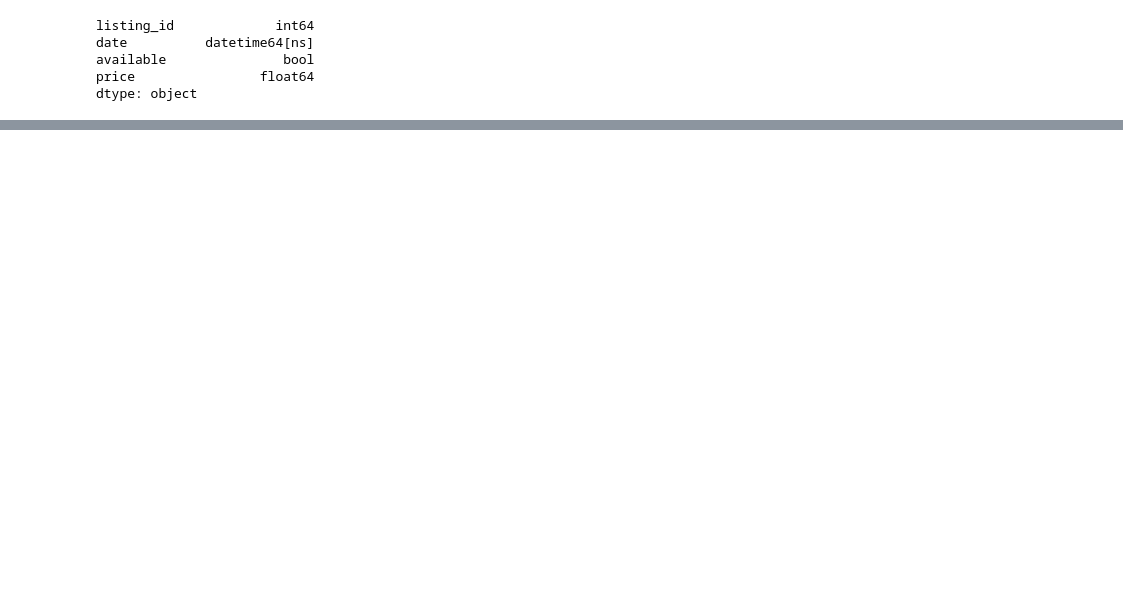
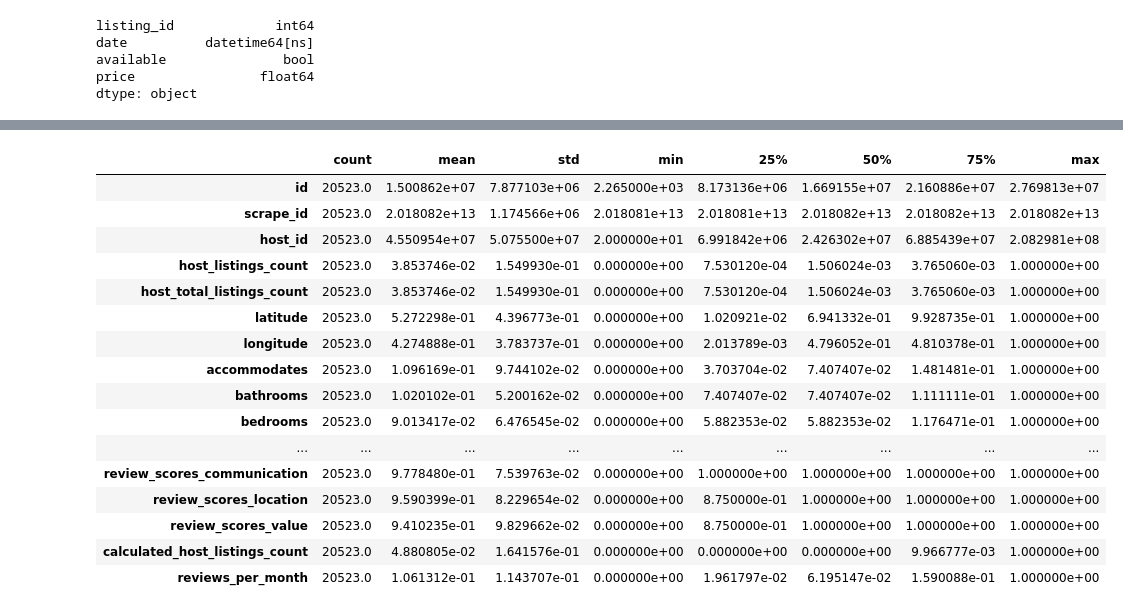
Before and after one commit to javierivanov/airbnbDSND, a Jupyter notebook: AirbnbDataExploration.ipynb, the cells around one changed output, grey strips where cells are left out. Cells and saved outputs as stored; diff of their text form; code cells hidden in the pictures; blank space fills up the shorter version.

```diff
--- a/AirbnbDataExploration.ipynb
+++ b/AirbnbDataExploration.ipynb
@@ -173,0 +224,24 @@ plt.show();
+# %%
+scaler = MinMaxScaler()
+num_listings = listings_dropna.select_dtypes(include=np.number).dropna()
+cols = list(set(num_listings.columns) - set(['id', 'scrape_id', 'host_id']))
+num_listings[cols] = scaler.fit_transform(num_listings[cols])
+num_listings.describe().T
+# %% [output]
+|  | count | mean | std | min | 25% | 50% | 75% | max |
+| id | 20523.0 | 1.500862e+07 | 7.877103e+06 | 2.265000e+03 | 8.173136e+06 | 1.669155e+07 | 2.160886e+07 | 2.769813e+07 |
+| scrape_id | 20523.0 | 2.018082e+13 | 1.174566e+06 | 2.018081e+13 | 2.018081e+13 | 2.018082e+13 | 2.018082e+13 | 2.018082e+13 |
+| host_id | 20523.0 | 4.550954e+07 | 5.075500e+07 | 2.000000e+01 | 6.991842e+06 | 2.426302e+07 | 6.885439e+07 | 2.082981e+08 |
+| host_listings_count | 20523.0 | 3.853746e-02 | 1.549930e-01 | 0.000000e+00 | 7.530120e-04 | 1.506024e-03 | 3.765060e-03 | 1.000000e+00 |
+| host_total_listings_count | 20523.0 | 3.853746e-02 | 1.549930e-01 | 0.000000e+00 | 7.530120e-04 | 1.506024e-03 | 3.765060e-03 | 1.000000e+00 |
+| latitude | 20523.0 | 5.272298e-01 | 4.396773e-01 | 0.000000e+00 | 1.020921e-02 | 6.941332e-01 | 9.928735e-01 | 1.000000e+00 |
+| longitude | 20523.0 | 4.274888e-01 | 3.783737e-01 | 0.000000e+00 | 2.013789e-03 | 4.796052e-01 | 4.810378e-01 | 1.000000e+00 |
+| accommodates | 20523.0 | 1.096169e-01 | 9.744102e-02 | 0.000000e+00 | 3.703704e-02 | 7.407407e-02 | 1.481481e-01 | 1.000000e+00 |
+| bathrooms | 20523.0 | 1.020102e-01 | 5.200162e-02 | 0.000000e+00 | 7.407407e-02 | 7.407407e-02 | 1.111111e-01 | 1.000000e+00 |
+| bedrooms | 20523.0 | 9.013417e-02 | 6.476545e-02 | 0.000000e+00 | 5.882353e-02 | 5.882353e-02 | 1.176471e-01 | 1.000000e+00 |
+| ... | ... | ... | ... | ... | ... | ... | ... | ... |
+| review_scores_communication | 20523.0 | 9.778480e-01 | 7.539763e-02 | 0.000000e+00 | 1.000000e+00 | 1.000000e+00 | 1.000000e+00 | 1.000000e+00 |
+| review_scores_location | 20523.0 | 9.590399e-01 | 8.229654e-02 | 0.000000e+00 | 8.750000e-01 | 1.000000e+00 | 1.000000e+00 | 1.000000e+00 |
+| review_scores_value | 20523.0 | 9.410235e-01 | 9.829662e-02 | 0.000000e+00 | 8.750000e-01 | 1.000000e+00 | 1.000000e+00 | 1.000000e+00 |
+| calculated_host_listings_count | 20523.0 | 4.880805e-02 | 1.641576e-01 | 0.000000e+00 | 0.000000e+00 | 0.000000e+00 | 9.966777e-03 | 1.000000e+00 |
+| reviews_per_month | 20523.0 | 1.061312e-01 | 1.143707e-01 | 0.000000e+00 | 1.961797e-02 | 6.195147e-02 | 1.590088e-01 | 1.000000e+00 |
```
Also changed, not shown: parts of 14 cells of this notebook.
